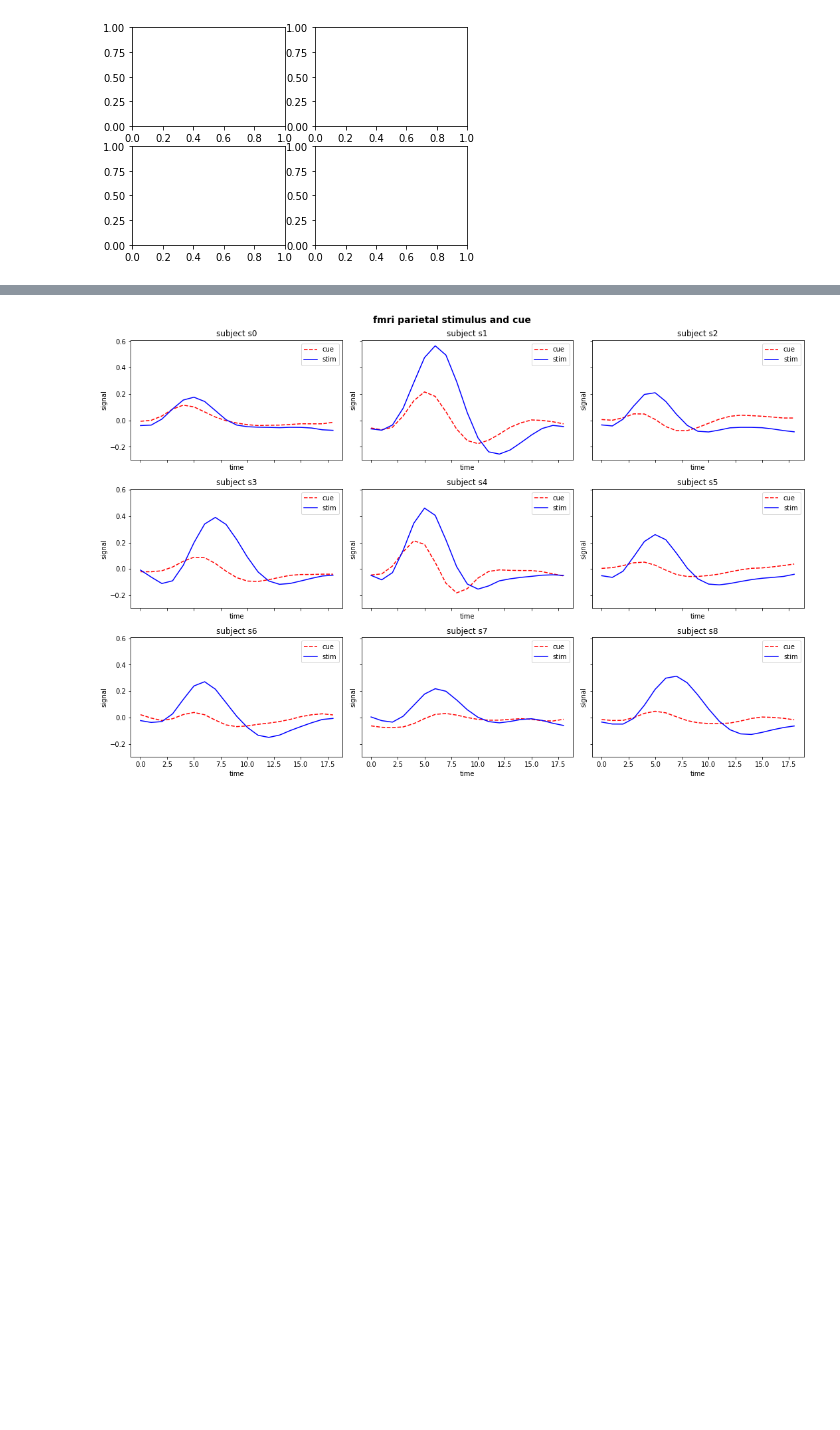
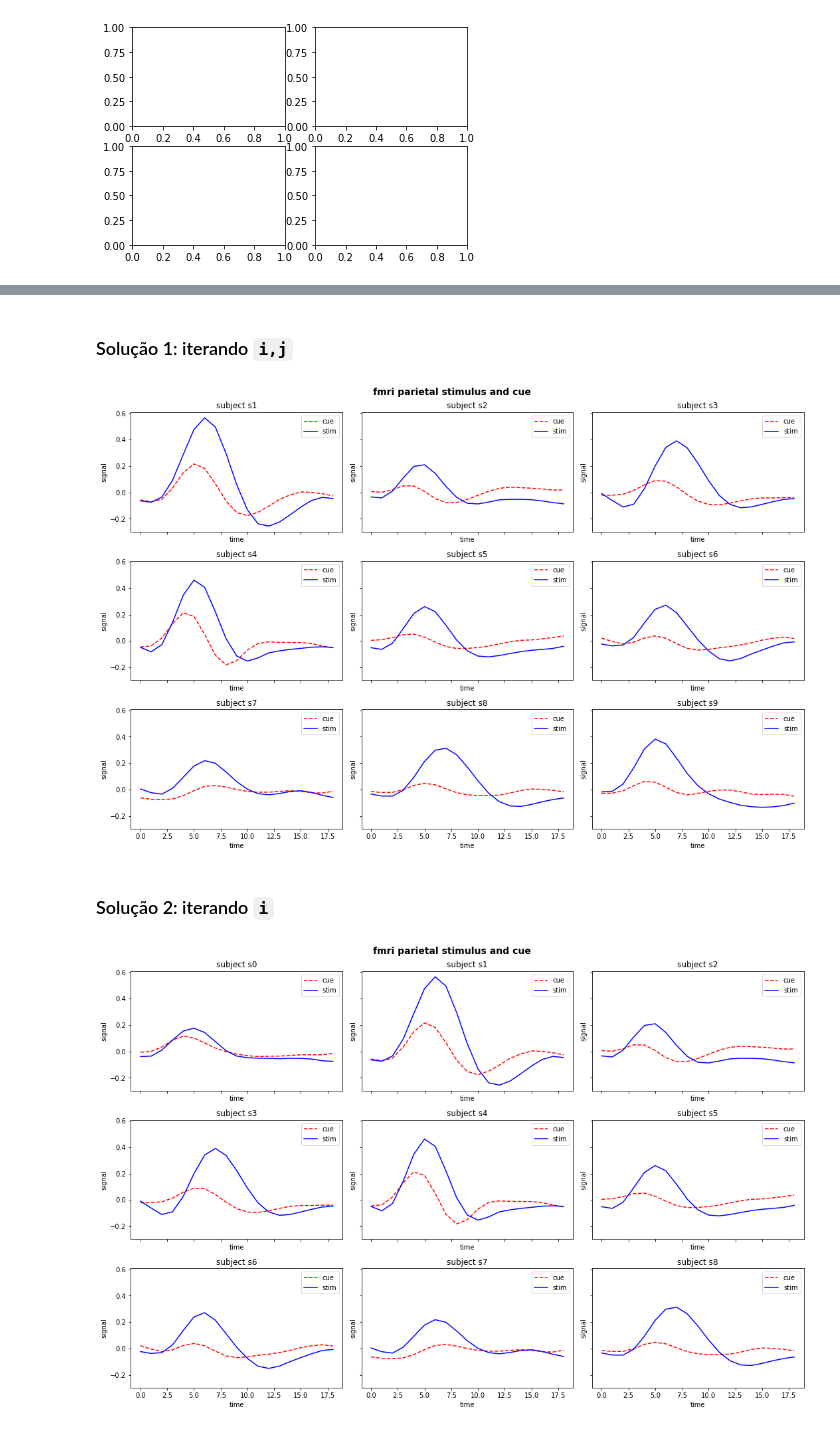
Before and after one commit to Rogerio-mack/IMT_Ciencia_de_Dados, a Jupyter notebook: IMT_ex_matplotlib2_solucao_parcial.ipynb, the cells around one changed output, grey strips where cells are left out. Drawn from its saved outputs; the diff is of its cells as text; code cells hidden in the pictures; blank space fills up the shorter version.

```diff
--- a/IMT_ex_matplotlib2_solucao_parcial.ipynb
+++ b/IMT_ex_matplotlib2_solucao_parcial.ipynb
@@ -134,6 +134,41 @@ Use algumas das formas acima para, partindo do último exercício da lista anter
 ![imagem](https://github.com/Rogerio-mack/IMT_Ciencia_de_Dados/raw/main/images/ex_matplotlib2_1.png)
 
 Q. Você pode concluir que todos os sinais, de estímulos e repouso, têm aproximadamente o mesmo comportamento para todos os sujeitos?
+# %% [markdown]
+### Solução 1: iterando `i,j`
+# %%
+fig, ax= plt.subplots(3,3,figsize=(15,10),sharex=True,sharey=True)
+linestyle = {'stim':'-','cue':'--'}
+color = {'stim':'blue','cue':'red'}
+
+i_s = 1
+
+for i in range(0,ax.shape[0]):
+  for j in range(0,ax.shape[1]):
+
+    s = 's' + str(i_s)
+
+    for e in df.event.unique():
+      mask = (df.subject == s) & (df.event == e) & (df.region == 'parietal')
+      ax[i,j].plot(df[ mask ].timepoint, df[ mask ].signal, color=color[e], linestyle=linestyle[e], label=e)
+
+    ax[i,j].set_title('subject ' + s, fontsize=12)
+    ax[i,j].set_xlabel('time')
+    ax[i,j].set_ylabel('signal')
+    ax[i,j].legend()
+
+    i_s = i_s + 1
+
+  plt.suptitle('fmri parietal stimulus and cue', fontsize=14, weight='bold')
+
+plt.tight_layout()
+plt.show()
+
+fig.savefig('ex_matplotlib2_1.png')
+# %% [output]
+[figure, added]
+# %% [markdown]
+### Solução 2: iterando `i`
 # %%
 fig, axis= plt.subplots(3,3,figsize=(15,10),sharex=True,sharey=True)
 linestyle = {'stim':'-','cue':'--'}
```
